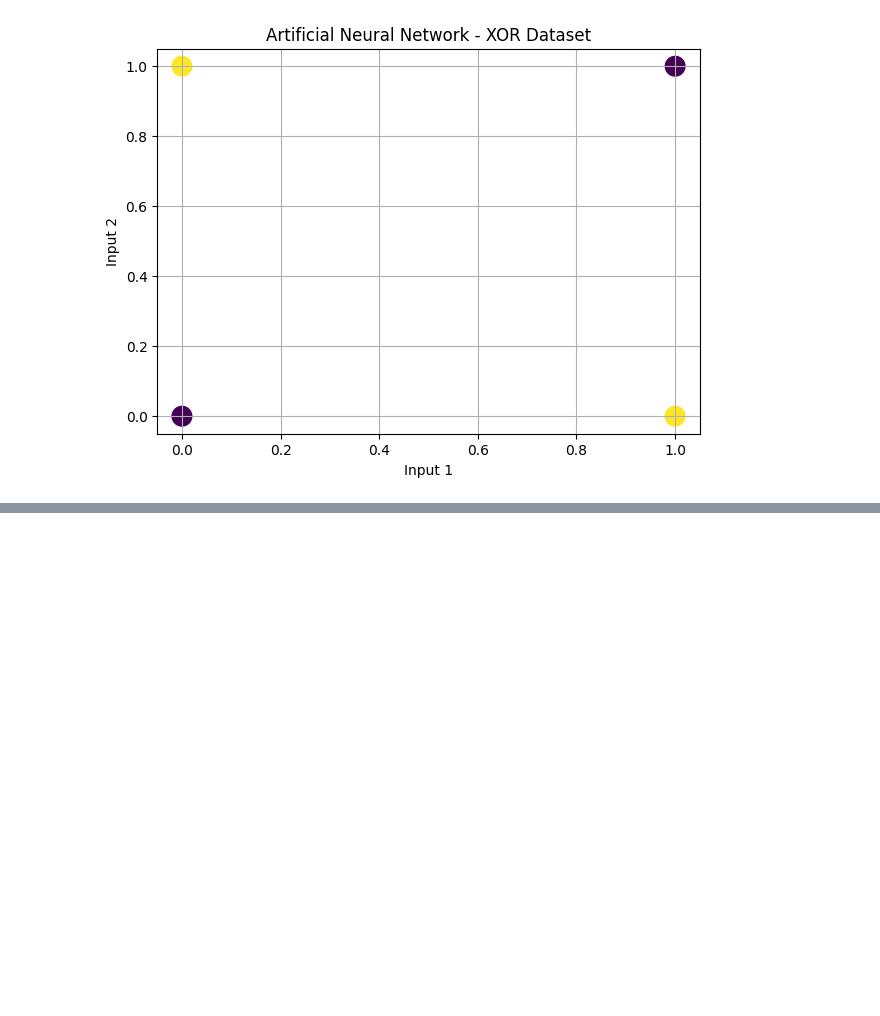
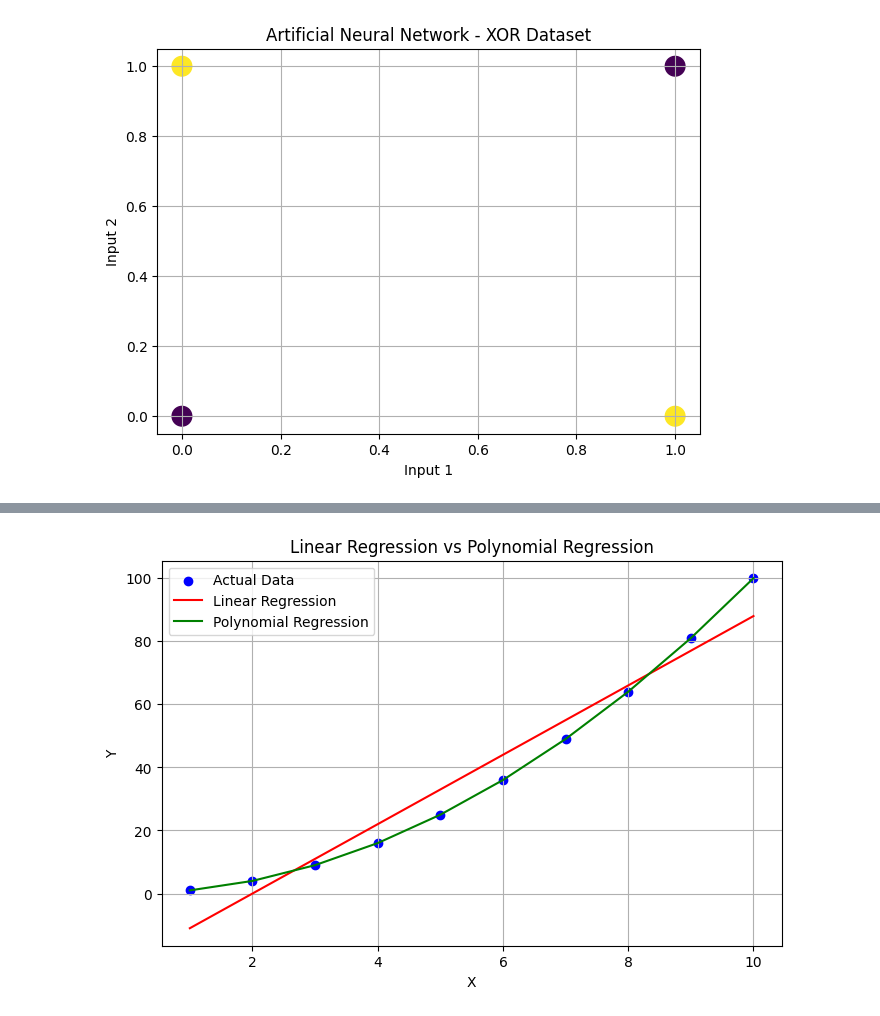
Before and after one commit to balajimohan573-collab/Machine_learning, a Jupyter notebook: ml_Q1.ipynb, the cells around one changed output, grey strips where cells are left out. Drawn from its saved outputs; the diff is of its cells as text; code cells hidden in the pictures; blank space fills up the shorter version.

```diff
--- a/ml_Q1.ipynb
+++ b/ml_Q1.ipynb
@@ -416,0 +629,50 @@ Actual Output:
+# %%
+#program(9)
+
+# Compare Linear Regression and Polynomial Regression
+
+import numpy as np
+import matplotlib.pyplot as plt
+from sklearn.linear_model import LinearRegression
+from sklearn.preprocessing import PolynomialFeatures
+
+# Sample Dataset
+X = np.array([1, 2, 3, 4, 5, 6, 7, 8, 9, 10]).reshape(-1, 1)
+y = np.array([1, 4, 9, 16, 25, 36, 49, 64, 81, 100])
+
+# Linear Regression
+lin_reg = LinearRegression()
+lin_reg.fit(X, y)
+
+# Polynomial Regression (Degree = 2)
+poly = PolynomialFeatures(degree=2)
+X_poly = poly.fit_transform(X)
+
+poly_reg = LinearRegression()
+poly_reg.fit(X_poly, y)
+
+# Predictions
+y_lin_pred = lin_reg.predict(X)
+y_poly_pred = poly_reg.predict(X_poly)
+
+# Plot Graph
+plt.figure(figsize=(8, 5))
+
+# Original Data
+plt.scatter(X, y, color='blue', label='Actual Data')
+
+# Linear Regression Line
+plt.plot(X, y_lin_pred, color='red', label='Linear Regression')
+
+# Polynomial Regression Curve
+plt.plot(X, y_poly_pred, color='green', label='Polynomial Regression')
+
+plt.xlabel("X")
+plt.ylabel("Y")
+plt.title("Linear Regression vs Polynomial Regression")
+plt.legend()
+plt.grid(True)
+
+plt.show()
+# %% [output]
+[figure, added]
```
Also changed, not shown: parts of 15 cells of this notebook.
